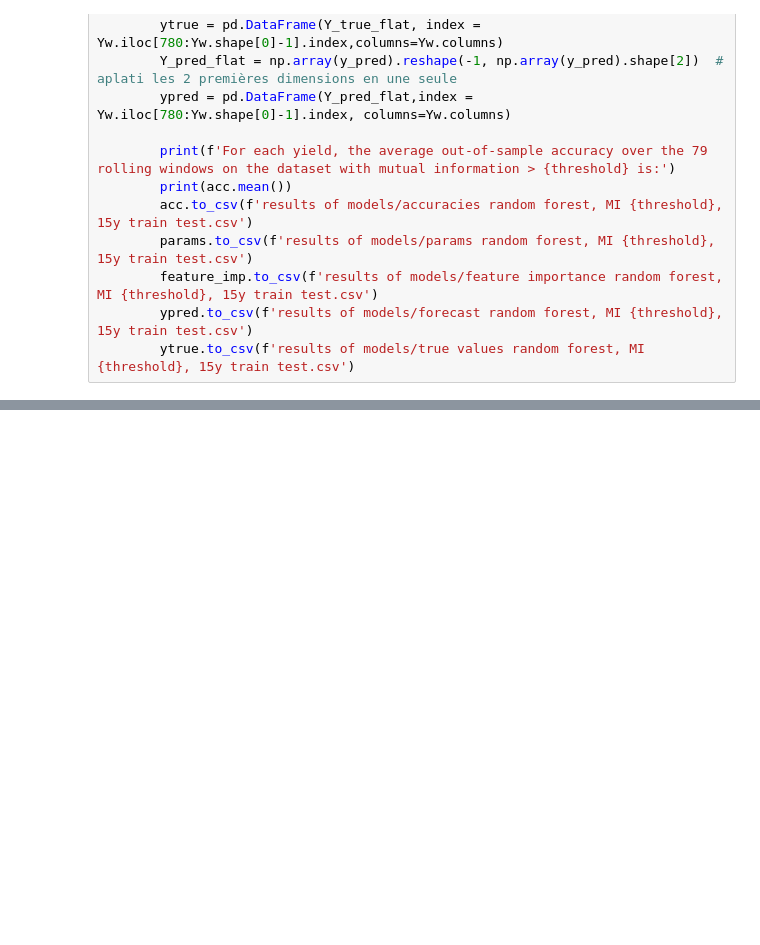
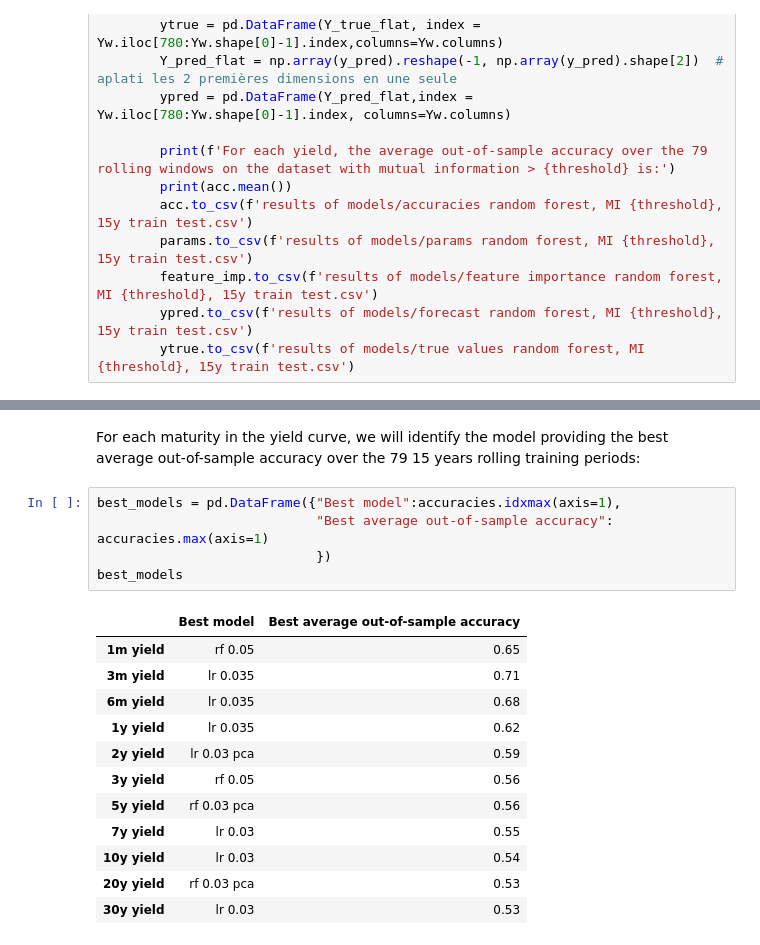
Before and after one commit to jeanlouvaleau/ML-for-trading-project, a Jupyter notebook: data_exploration JL_new.ipynb, the cells around one changed output, grey strips where cells are left out. Drawn from its saved outputs; the diff is of its cells as text; blank space fills up the shorter version.

```diff
--- a/data_exploration JL_new.ipynb
+++ b/data_exploration JL_new.ipynb
@@ -2019,0 +2080,20 @@ for threshold in threshold_list:
+# %% [markdown]
+For each maturity in the yield curve, we will identify the model providing the best average out-of-sample accuracy over the 79 15 years rolling training periods:
+# %%
+best_models = pd.DataFrame({"Best model":accuracies.idxmax(axis=1),
+                            "Best average out-of-sample accuracy": accuracies.max(axis=1)
+                            })
+best_models
+# %% [output]
+|  | Best model | Best average out-of-sample accuracy |
+| 1m yield | rf 0.05 | 0.65 |
+| 3m yield | lr 0.035 | 0.71 |
+| 6m yield | lr 0.035 | 0.68 |
+| 1y yield | lr 0.035 | 0.62 |
+| 2y yield | lr 0.03 pca | 0.59 |
+| 3y yield | rf 0.05 | 0.56 |
+| 5y yield | rf 0.03 pca | 0.56 |
+| 7y yield | lr 0.03 | 0.55 |
+| 10y yield | lr 0.03 | 0.54 |
+| 20y yield | rf 0.03 pca | 0.53 |
+| 30y yield | lr 0.03 | 0.53 |
```
Also changed, not shown: parts of 6 cells of this notebook.
